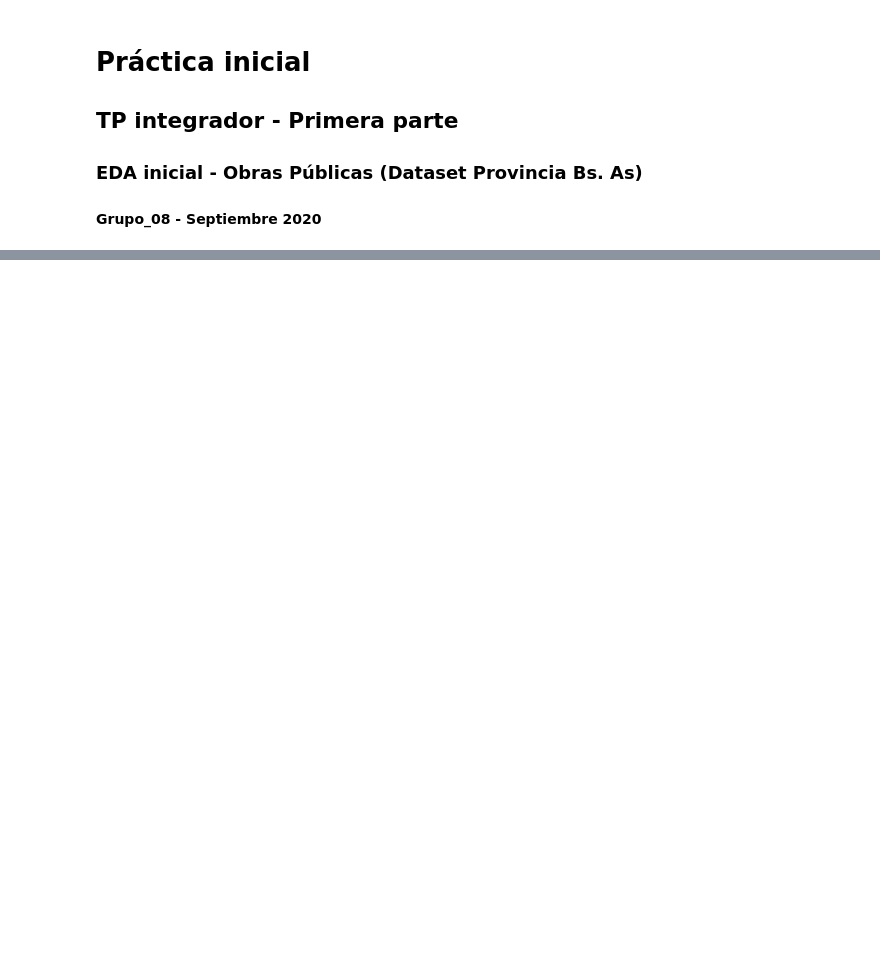
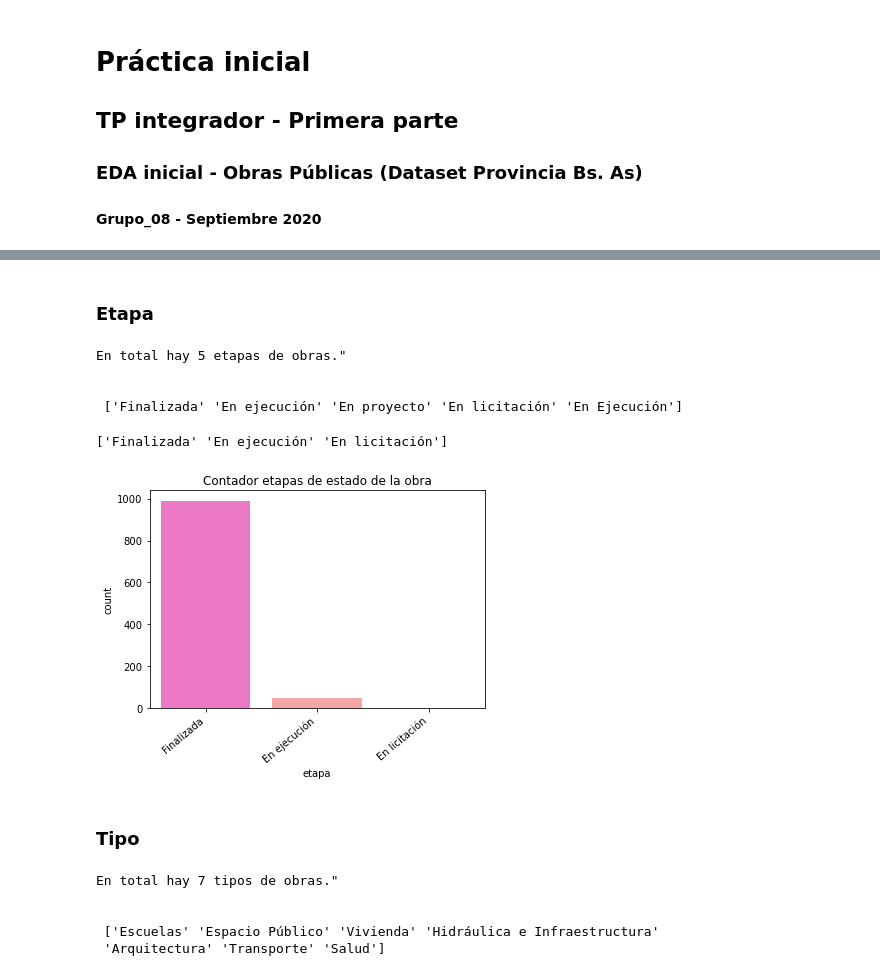
Before and after one commit to micatokashiki/Python-Project, a Jupyter notebook: Obras Públicas - Primera parte.ipynb, the cells around one changed output, grey strips where cells are left out. Cells and saved outputs as stored; diff of their text form; code cells hidden in the pictures; blank space fills up the shorter version.

```diff
--- a/Obras Públicas - Primera parte.ipynb
+++ b/Obras Públicas - Primera parte.ipynb
@@ -58,0 +12,3 @@ plt.show()
+# %%
+#Una vez que descargamos el dataset procedemos a leerlo
+obras = pd.read_csv('observatorio-de-obras-urbanas.csv')
@@ -58,0 +78,62 @@ plt.show()
+# %% [markdown]
+### Etapa
+# %%
+# En primer lugar, analizaremos la feature "etapa"
+# Comenzaremos analizando cómo vienen dados los valores, para ver si es necesario procesarlos
+etapas= len(obras['etapa'].unique())
+print(f'En total hay {etapas} etapas de obras."\r\n')
+print("\n", obras['etapa'].unique())
+# %% [output]
+En total hay 5 etapas de obras."
+
+
+ ['Finalizada' 'En ejecución' 'En proyecto' 'En licitación' 'En Ejecución']
+# %%
+# Agruparemos en ejecución y en proyecto, ya que para el caso, pueden ser consideradas similares:
+
+def clean_row(row):
+    a= ['En ejecución','En proyecto','En Ejecución']
+
+    if row.etapa in a:
+        return 'En ejecución'
+    return row.etapa
+
+def clean_df(obras):
+    obras_cleaned=obras.copy()
+    obras_cleaned['etapa']=obras_cleaned.apply(lambda row:
+                                                   clean_row(row),axis=1)
+    return obras_cleaned
+
+obras_cleaned=clean_df(obras)
+print(obras_cleaned.etapa.unique())
+
+# Con esto ya queda ok, porque como vimos antes, no hay ninguna sample sin estapa
+# %% [output]
+['Finalizada' 'En ejecución' 'En licitación']
+# %%
+# Visualizamos rápidamente con un countplot
+
+ax = sns.countplot(x='etapa',
+                   data=obras_cleaned,
+                   palette='spring',
+                   alpha=0.8)
+ax.set_xticklabels(ax.get_xticklabels(), rotation=40, ha="right")
+plt.title('Contador etapas de estado de la obra')
+plt.show()
+
+# Vemos que el grueso de los samples ya están finalizados
+# %% [output]
+[figure, added]
+# %% [markdown]
+### Tipo
+# %%
+# Analizamos la cantidad de valores únicos en el feature de tipo de obra
+tipos_obras = len(obras['tipo'].unique())
+print(f'En total hay {tipos_obras} tipos de obras."\r\n')
+print("\n", obras['tipo'].unique())
+# %% [output]
+En total hay 7 tipos de obras."
+
+
+ ['Escuelas' 'Espacio Público' 'Vivienda' 'Hidráulica e Infraestructura'
+ 'Arquitectura' 'Transporte' 'Salud']
```
Also changed, not shown: parts of 38 cells of this notebook.
